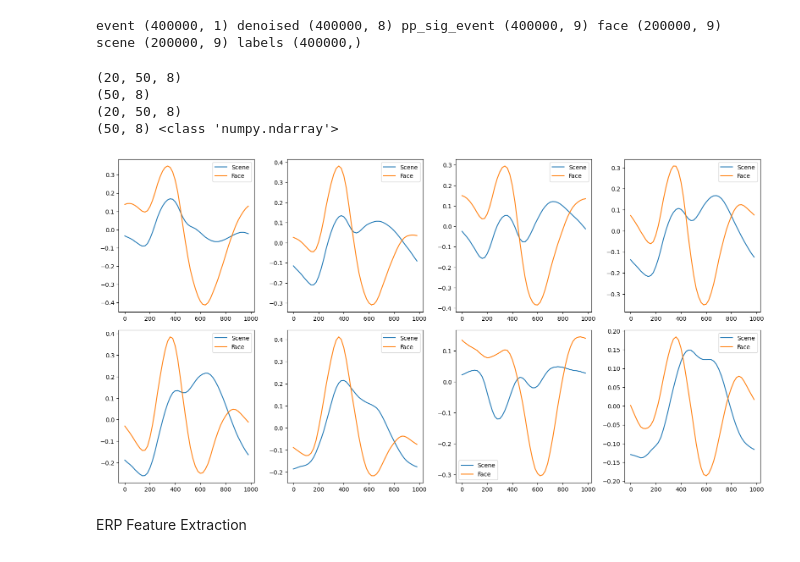
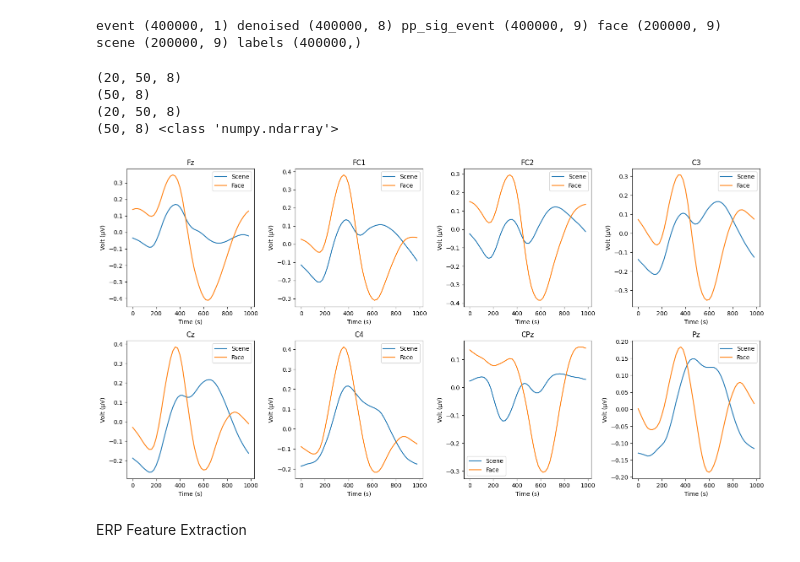
Before and after one commit to AbiriLab/Neurofeedback-Based-BCI, a Jupyter notebook: SVM for Unicorn Data/Classificaton_nf_V8.ipynb, the cells around one changed output. Cells and saved outputs as stored; diff of their text form; code cells hidden in the pictures.

```diff
--- a/SVM for Unicorn Data/Classificaton_nf_V8.ipynb
+++ b/SVM for Unicorn Data/Classificaton_nf_V8.ipynb
@@ -180,36 +180,57 @@ S_N=int(B_N/2)
 face_eeg_dada=face.reshape(F_N,int(df_temp.shape[0]/fs),50,5,9)
 face_eeg_dada=face_eeg_dada[:,:,:,:,:8]
 face_eeg_dada=face_eeg_dada.mean(axis=3)
 face_eeg_dada=face_eeg_dada.mean(axis=1)
 print(face_eeg_dada.shape)
 face_mean=face_eeg_dada.mean(axis=0)
 print(face_mean.shape)
 scene_eeg_dada=scene.reshape(S_N,int(df_temp.shape[0]/fs),50,5,9)
 scene_eeg_dada=scene_eeg_dada[:,:,:,:,:8]
 scene_eeg_dada=scene_eeg_dada.mean(axis=3)
 scene_eeg_dada=scene_eeg_dada.mean(axis=1)
 print(scene_eeg_dada.shape)
 scene_mean=scene_eeg_dada.mean(axis=0)
 print(scene_mean.shape, type(scene_mean))
 
-time_list=[]
+# time_list=[]
+# for n in range(face_mean.shape[0]):
+#     time = (n*5)/(fs)*1000
+#     time_list.append(time)
+# plt.figure(figsize=(16,16))
+# for channel in range(8):
+#     plt.subplot(4,4, channel + 1)
+#     plt.plot(time_list, face_mean[:, channel], label=f'Scene')
+#     plt.plot(time_list, scene_mean[:, channel], label=f'Face')
+#     plt.legend()
+# plt.tight_layout()
+# plt.show()
+
+time_list = []
+channels_names = ['Fz', 'FC1', 'FC2', 'C3', 'Cz', 'C4', 'CPz', 'Pz']
+
 for n in range(face_mean.shape[0]):
     time = (n*5)/(fs)*1000
     time_list.append(time)
+
 plt.figure(figsize=(16,16))
+
 for channel in range(8):
-    plt.subplot(4,4, channel + 1)
+    plt.subplot(4, 4, channel + 1)
     plt.plot(time_list, face_mean[:, channel], label=f'Scene')
     plt.plot(time_list, scene_mean[:, channel], label=f'Face')
+    plt.title(channels_names[channel])  # Adding the channel name as the title
+    plt.xlabel('Time (s)')               # Adding the x-axis label
+    plt.ylabel('Volt (µV)')      # Adding the y-axis label
     plt.legend()
+
 plt.tight_layout()
 plt.show()
 # %% [output]
 (20, 50, 8)
 (50, 8)
 (20, 50, 8)
 (50, 8) <class 'numpy.ndarray'>
-[figure, old version]
+[figure, new version]
 # %% [markdown]
 ERP Feature Extraction
 # %%
```
